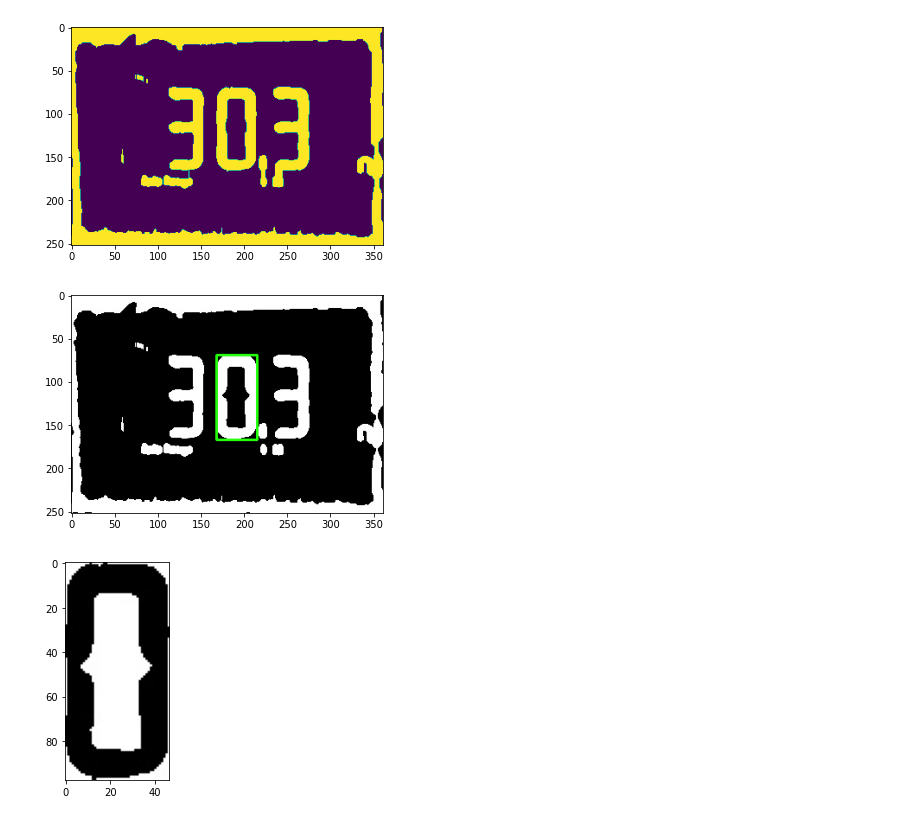
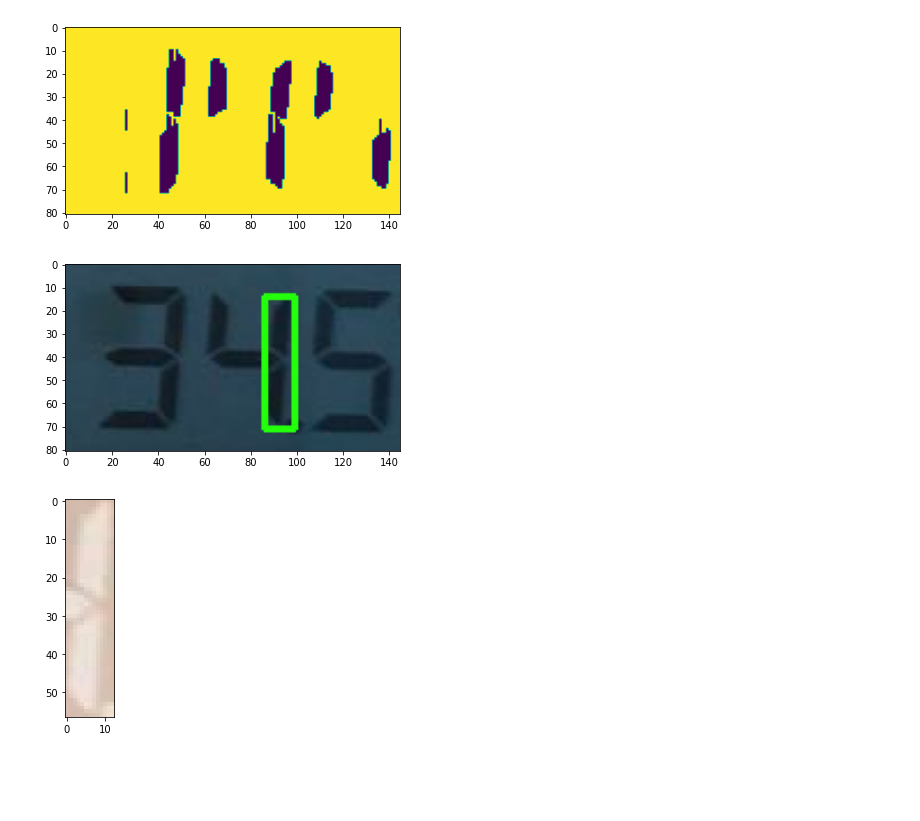
Before and after one commit to GodKelvin/PDI_Deteccao_Digitos_Imgs, a Jupyter notebook: Untitled.ipynb, the cells around one changed output. Saved outputs shown, nothing was run; the diff lists cells and outputs as text; code cells hidden in the pictures; blank space fills up the shorter version.

```diff
--- a/Untitled.ipynb
+++ b/Untitled.ipynb
@@ -5,38 +5,39 @@ import matplotlib.pyplot as plt
 def show_image(image):
     plt.figure()
     plt.imshow(image)
-image = cv2.imread('teste2.jpg')
+#image = cv2.imread('teste2.jpg')
+image = cv2.imread('./Base1/unnamed2.png')
 #image = cv2.imread('teste4.png')
 original = image.copy()
 #image = limpa_imagem_oper_morfol(original)
 h, w, _ = image.shape
 
 gray = cv2.cvtColor(image, cv2.COLOR_BGR2GRAY)
 thresh = cv2.threshold(gray, 0, 255, cv2.THRESH_BINARY + cv2.THRESH_OTSU)[1]
 
 #kernel = cv2.getStructuringElement(cv2.MORPH_RECT, (15,1))
 kernel = cv2.getStructuringElement(cv2.MORPH_ELLIPSE, (1,5))
 open_m = cv2.morphologyEx(thresh, cv2.MORPH_OPEN, kernel, iterations=2)
 close = cv2.morphologyEx(thresh, cv2.MORPH_CLOSE, kernel, iterations=2)
 #open_m = cv2.morphologyEx(close, cv2.MORPH_OPEN, kernel, iterations=7)
 
 cnts = cv2.findContours(close, cv2.RETR_TREE, cv2.CHAIN_APPROX_SIMPLE)
 #cnts = cv2.findContours(close, cv2.RETR_EXTERNAL, cv2.CHAIN_APPROX_SIMPLE)
 cnts = cnts[0] if len(cnts) == 2 else cnts[1]
 minimum_area = 0.75 * h * w
 cnts = [c for c in cnts if cv2.contourArea(c) < minimum_area]
 cnts = sorted(cnts, key=cv2.contourArea, reverse=True)
 for c in cnts:
     x,y,w,h = cv2.boundingRect(c)
     ROI = 255 - original[y:y+h, x:x+w]
     cv2.rectangle(image, (x, y), (x + w, y + h), (36,255,12), 2)
     break
 
 #show_image(open_m)
 show_image(close)
 show_image(image)
 show_image(ROI)
 # %% [output]
-[figure, old version]
+[figure, new version]
-[figure, old version]
+[figure, new version]
-[figure, old version]
+[figure, new version]
```
Also changed, not shown: 5 other files.
